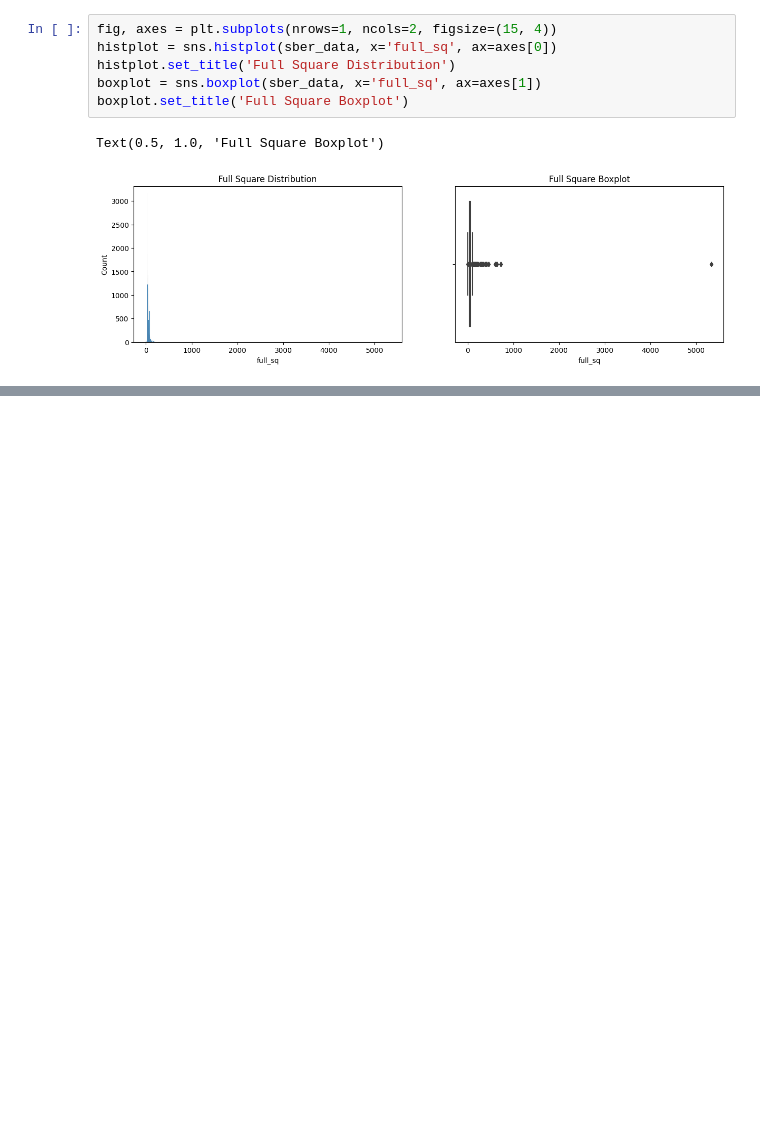
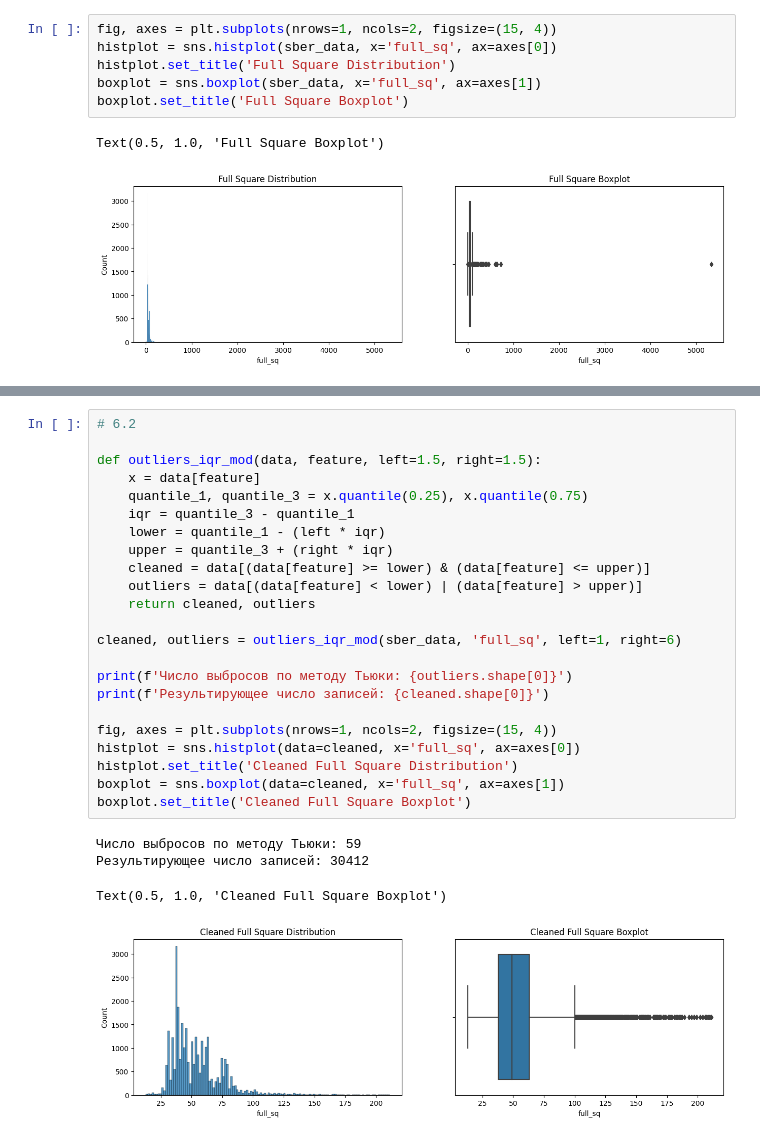
Before and after one commit to SudarickovIlya/DataCleaningProject, a Jupyter notebook: Data cleansing/Anomalies.ipynb, the cells around one changed output, grey strips where cells are left out. Drawn from its saved outputs; the diff is of its cells as text; blank space fills up the shorter version.

```diff
--- a/Data cleansing/Anomalies.ipynb
+++ b/Data cleansing/Anomalies.ipynb
@@ -98,0 +108,28 @@ print(f'Результирующее число записей: {cleaned.shape[0
+# %%
+# 6.2
+
+def outliers_iqr_mod(data, feature, left=1.5, right=1.5):
+    x = data[feature]
+    quantile_1, quantile_3 = x.quantile(0.25), x.quantile(0.75)
+    iqr = quantile_3 - quantile_1
+    lower = quantile_1 - (left * iqr)
+    upper = quantile_3 + (right * iqr)
+    cleaned = data[(data[feature] >= lower) & (data[feature] <= upper)]
+    outliers = data[(data[feature] < lower) | (data[feature] > upper)]
+    return cleaned, outliers
+
+cleaned, outliers = outliers_iqr_mod(sber_data, 'full_sq', left=1, right=6)
+
+print(f'Число выбросов по методу Тьюки: {outliers.shape[0]}')
+print(f'Результирующее число записей: {cleaned.shape[0]}')
+
+fig, axes = plt.subplots(nrows=1, ncols=2, figsize=(15, 4))
+histplot = sns.histplot(data=cleaned, x='full_sq', ax=axes[0])
+histplot.set_title('Cleaned Full Square Distribution')
+boxplot = sns.boxplot(data=cleaned, x='full_sq', ax=axes[1])
+boxplot.set_title('Cleaned Full Square Boxplot')
+# %% [output]
+Число выбросов по методу Тьюки: 59
+Результирующее число записей: 30412
+Text(0.5, 1.0, 'Cleaned Full Square Boxplot')
+[figure, added]
```
Also changed, not shown: parts of 9 cells of this notebook.
